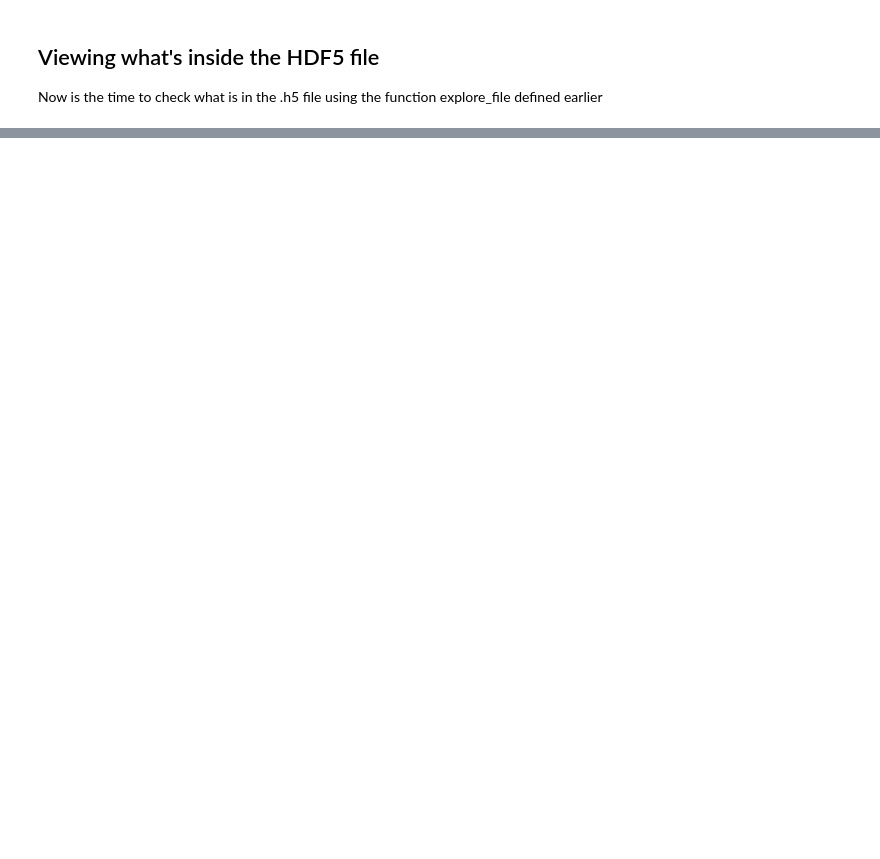
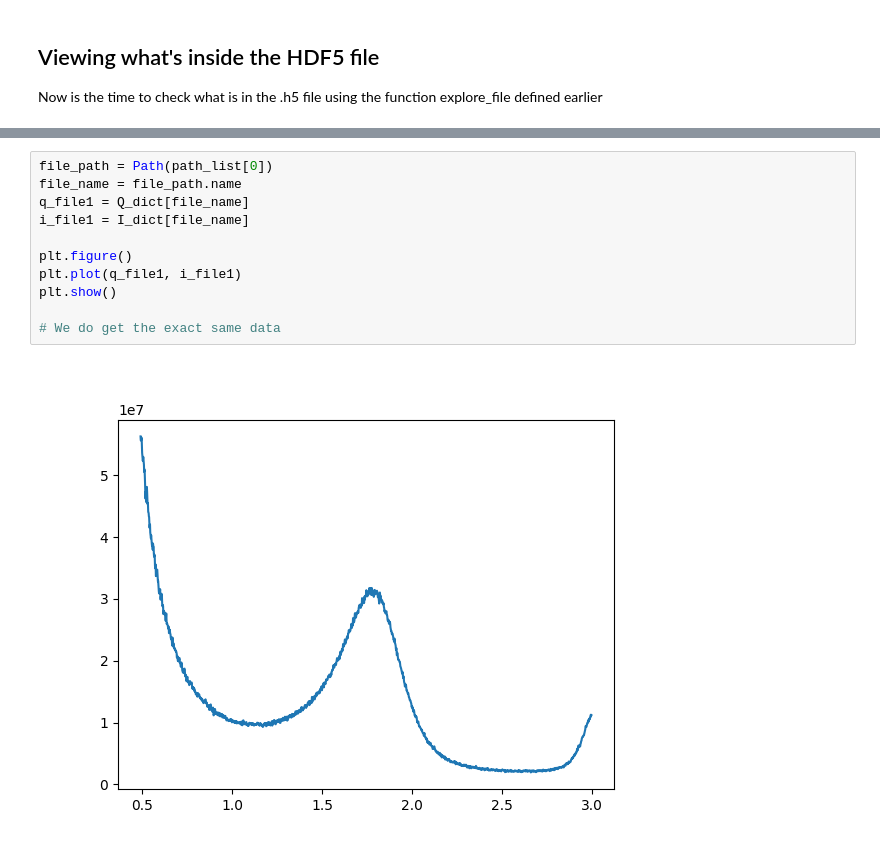
Before and after one commit to CEA-MetroCarac/SWAXSanalysis, a Jupyter notebook: saxs_nxformat/machine_configs/XEUSS/nexus_file_processing.ipynb, the cells around one changed output, grey strips where cells are left out. Drawn from its saved outputs; the diff is of its cells as text; blank space fills up the shorter version.

```diff
--- a/saxs_nxformat/machine_configs/XEUSS/nexus_file_processing.ipynb
+++ b/saxs_nxformat/machine_configs/XEUSS/nexus_file_processing.ipynb
@@ -1136,0 +265,13 @@ process_vertical_integration(path_list[0], display=True)
+# %%
+file_path = Path(path_list[0])
+file_name = file_path.name
+q_file1 = Q_dict[file_name]
+i_file1 = I_dict[file_name]
+
+plt.figure()
+plt.plot(q_file1, i_file1)
+plt.show()
+
+# We do get the exact same data
+# %% [output]
+[figure, added]
```
Also changed, not shown: parts of 49 cells of this notebook, 1 other file.
